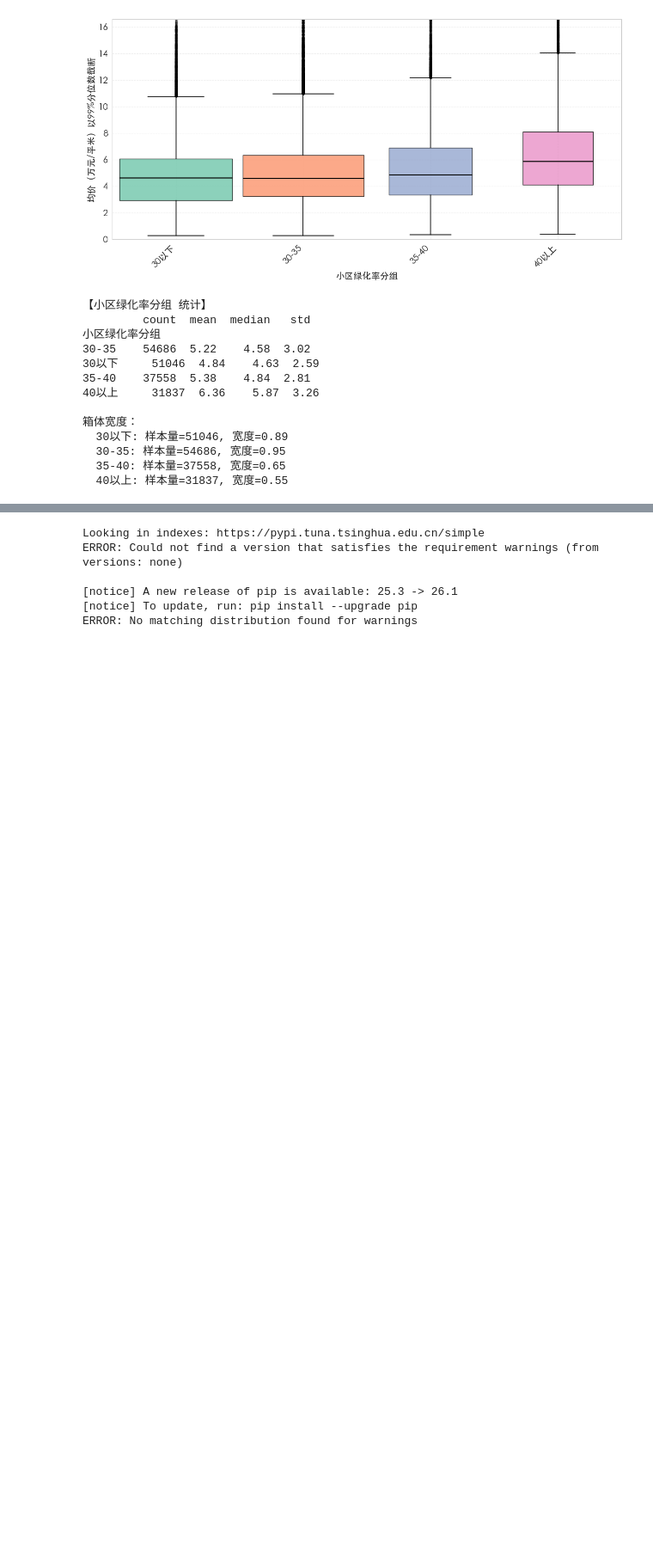
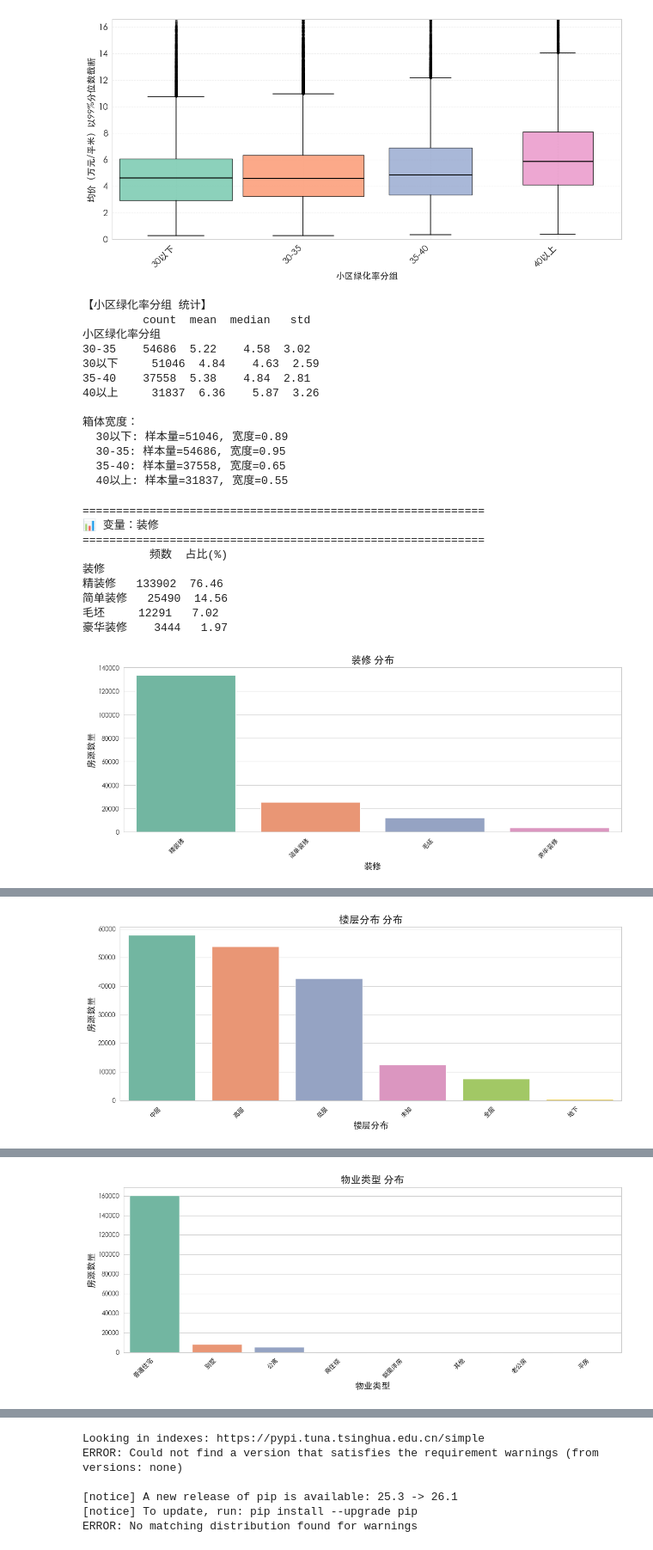
Before and after one commit to jiangwen9477/shanghai-house-price-research, a Jupyter notebook: code.ipynb, the cells around one changed output, grey strips where cells are left out. Shown at 86% size. Saved outputs shown, nothing was run; the diff lists cells and outputs as text; code cells hidden in the pictures; blank space fills up the shorter version.

```diff
--- a/code.ipynb
+++ b/code.ipynb
@@ -699,3 +699,77 @@ plot_boxplot_single(df, '小区绿化率分组',order=['30以下', '30-35', '35-
   30-35: 样本量=54686, 宽度=0.95
   35-40: 样本量=37558, 宽度=0.65
   40以上: 样本量=31837, 宽度=0.55
+# %%
+import pandas as pd
+import matplotlib.pyplot as plt
+import seaborn as sns
+
+# ==================== 中文显示设置 ====================
+plt.rcParams['font.sans-serif'] = ['PingFang SC', 'Heiti SC', 'STHeiti']
+plt.rcParams['axes.unicode_minus'] = False
+
+# ==================== 函数：查看字符型变量分布 ====================
+def describe_categorical_vars(df):
+    """
+    自动识别并展示数据集中 字符型/分类变量 的分布
+    1. 输出频数 + 占比
+    2. 自动绘制分布图
+    """
+    # 你数据里的【分类字符变量】（排除唯一值太多的标题/街道/小区）
+    cat_cols = [
+        '装修', '楼层分布', '物业类型',
+        '产权性质', '产权年限', '房本年限', '区'
+    ]
+
+    # 遍历每个分类变量
+    for col in cat_cols:
+        if col not in df.columns:
+            continue
+
+        print(f"=" * 60)
+        print(f"📊 变量：{col}")
+        print(f"=" * 60)
+
+        # 统计频数 + 占比
+        val_counts = df[col].value_counts()
+        val_pct = df[col].value_counts(normalize=True).mul(100).round(2)
+
+        # 合并展示
+        dist_df = pd.DataFrame({
+            '频数': val_counts,
+            '占比(%)': val_pct
+        })
+        print(dist_df)
+        print("\n")
+
+        # ==================== 绘图 ====================
+        plt.figure(figsize=(12, 5))
+
+        # 行政区单独横向展示（避免文字重叠）
+        if col == '区':
+            sns.barplot(y=dist_df.index, x=dist_df['频数'], palette='Set2')
+            plt.xlabel('房源数量', fontsize=14, fontweight='bold')
+            plt.ylabel(col, fontsize=14, fontweight='bold')
+        else:
+            sns.barplot(x=dist_df.index, y=dist_df['频数'], palette='Set2')
+            plt.xlabel(col, fontsize=14, fontweight='bold')
+            plt.ylabel('房源数量', fontsize=14, fontweight='bold')
+            plt.xticks(rotation=45, ha='right')
+
+        plt.title(f'{col} 分布', fontsize=16, fontweight='bold')
+        plt.tight_layout()
+        plt.show()
+
+# ==================== 调用函数 ====================
+describe_categorical_vars(df)
+# %% [output]
+============================================================
+📊 变量：装修
+============================================================
+          频数  占比(%)
+装修
+精装修   133902  76.46
+简单装修   25490  14.56
+毛坯     12291   7.02
+豪华装修    3444   1.97
+[figure, added]
@@ -701,0 +787 @@ plot_boxplot_single(df, '小区绿化率分组',order=['30以下', '30-35', '35-
+[figure, added]
@@ -701,0 +801 @@ plot_boxplot_single(df, '小区绿化率分组',order=['30以下', '30-35', '35-
+[figure, added]
```
Also changed, not shown: parts of 6 cells of this notebook, 5 other files.
